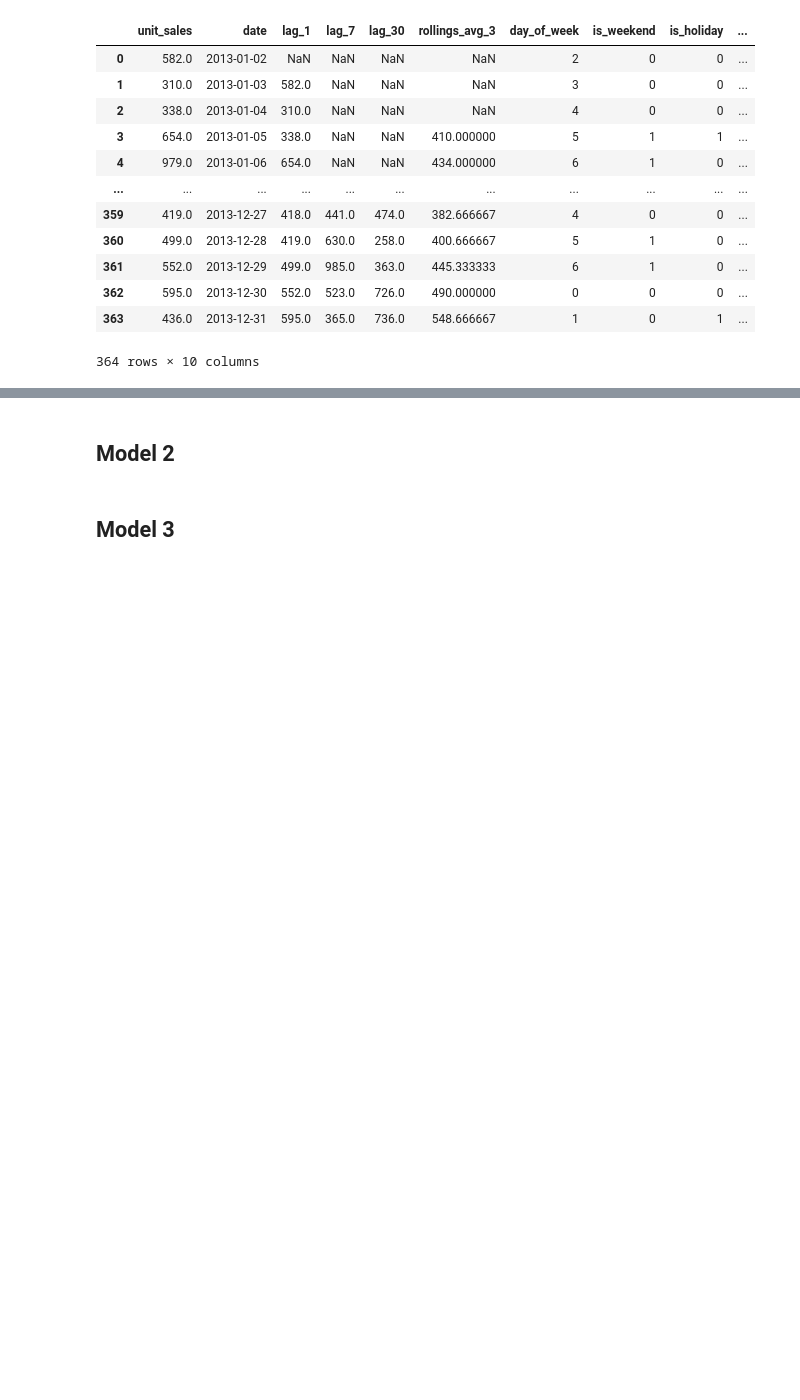
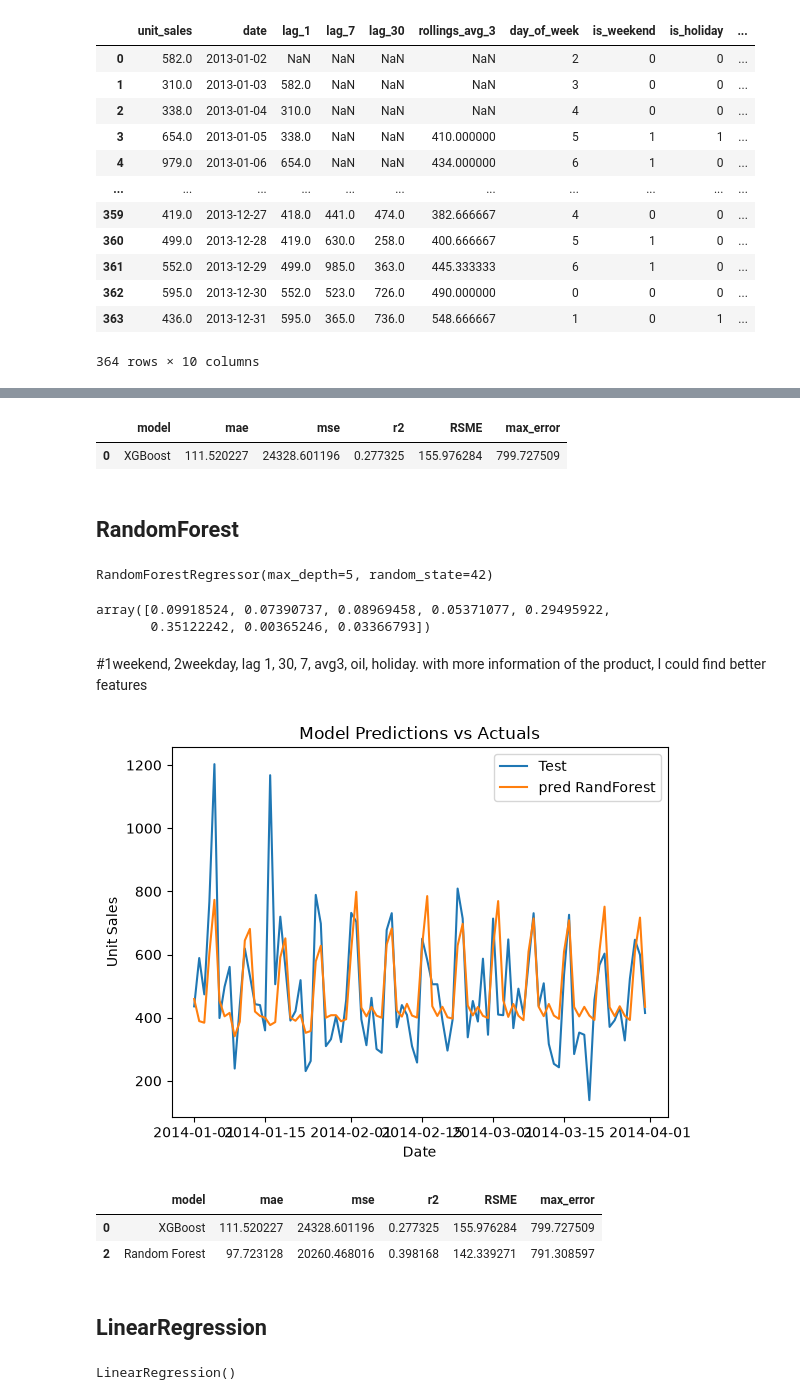
Before and after one commit to ka-katrin/Python_Timeseries_Project, a Jupyter notebook: feature_engineering_models.ipynb, the cells around one changed output, grey strips where cells are left out. Drawn from its saved outputs; the diff is of its cells as text; code cells hidden in the pictures; blank space fills up the shorter version.

```diff
--- a/feature_engineering_models.ipynb
+++ b/feature_engineering_models.ipynb
@@ -197,4 +197,7 @@ model_evaluation.loc[len(model_evaluation)] = ['arima', aic, mae, mse, r2]
-# %% [markdown]
-## Model 2
+# %%
+model_evaluation
+# %% [output]
+|  | model | mae | mse | r2 | RSME | max_error |
+| 0 | XGBoost | 111.520227 | 24328.601196 | 0.277325 | 155.976284 | 799.727509 |
 # %% [markdown]
-## Model 3
+## RandomForest
@@ -200,0 +206,26 @@ model_evaluation.loc[len(model_evaluation)] = ['arima', aic, mae, mse, r2]
+# %%
+model_forest = RandomForestRegressor(n_estimators=100, max_depth=5, random_state=42)
+
+model_forest.fit(x_train, y_train)
+# %% [output]
+RandomForestRegressor(max_depth=5, random_state=42)
+# %%
+#lag 1, 7, 30, avg 3, weekday, weekend, holiday, oil
+model_forest.feature_importances_
+# %% [output]
+array([0.09918524, 0.07390737, 0.08969458, 0.05371077, 0.29495922,
+       0.35122242, 0.00365246, 0.03366793])
+# %% [markdown]
+#1weekend, 2weekday, lag 1, 30, 7, avg3, oil, holiday. with more information of the product, I could find better features
+# %%
+forecast_forest = iterative_forecast(model_forest, train, len(y_test))
+# %%
+plt.plot(test['date'], test['unit_sales'], label='Test')
+plt.plot(forecast_xgboost['date'], forecast_forest['unit_sales'], label='pred RandForest')
+plt.legend()
+plt.title('Model Predictions vs Actuals')
+plt.xlabel('Date')
+plt.ylabel('Unit Sales')
+plt.show()
+# %% [output]
+[figure, added]
@@ -200,0 +241,8 @@ model_evaluation.loc[len(model_evaluation)] = ['arima', aic, mae, mse, r2]
+# %%
+model_evaluation
+# %% [output]
+|  | model | mae | mse | r2 | RSME | max_error |
+| 0 | XGBoost | 111.520227 | 24328.601196 | 0.277325 | 155.976284 | 799.727509 |
+| 2 | Random Forest | 97.723128 | 20260.468016 | 0.398168 | 142.339271 | 791.308597 |
+# %% [markdown]
+## LinearRegression
@@ -200,0 +260,5 @@ model_evaluation.loc[len(model_evaluation)] = ['arima', aic, mae, mse, r2]
+# %%
+model_linearr = LinearRegression()
+model_linearr.fit(x_train_lr, y_train_lr)
+# %% [output]
+LinearRegression()
```
Also changed, not shown: parts of 16 cells of this notebook.
